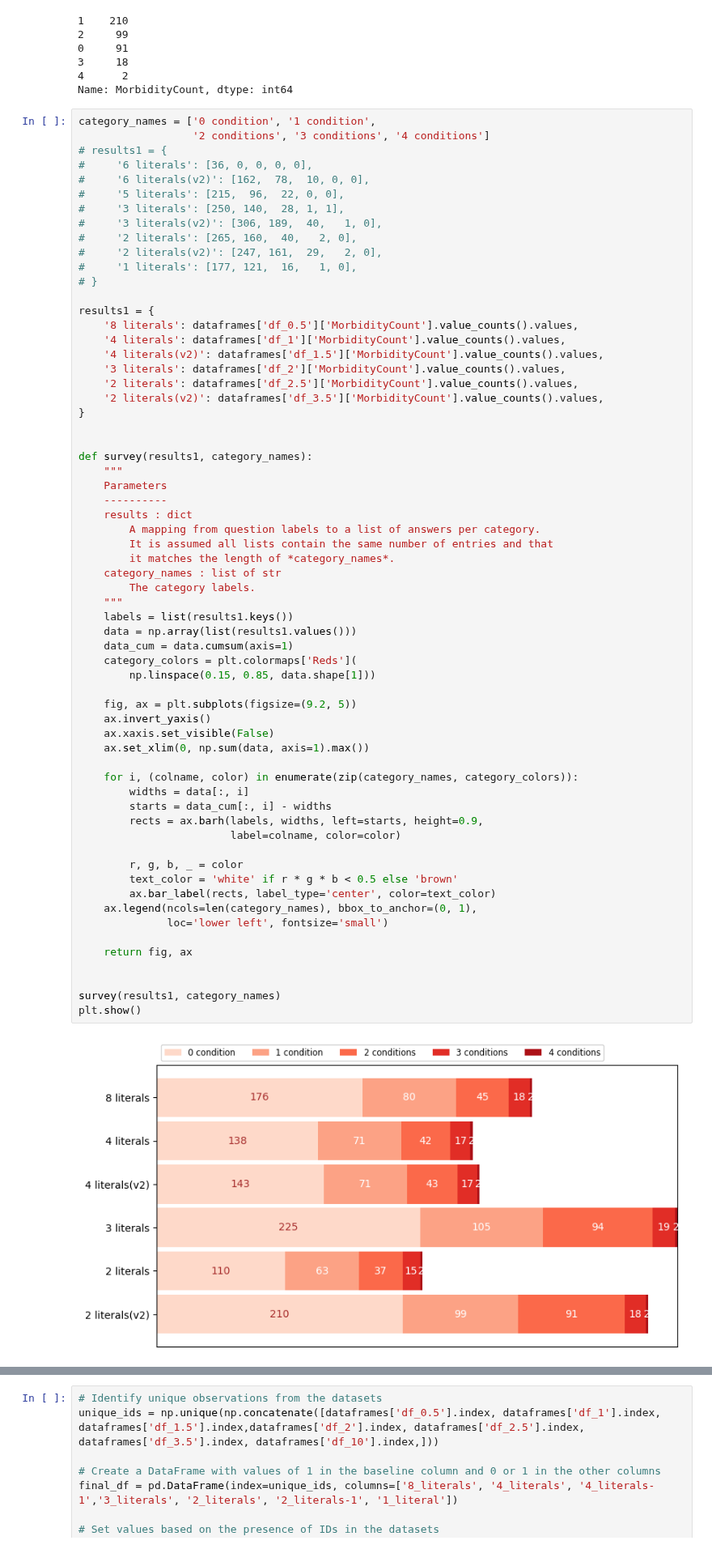
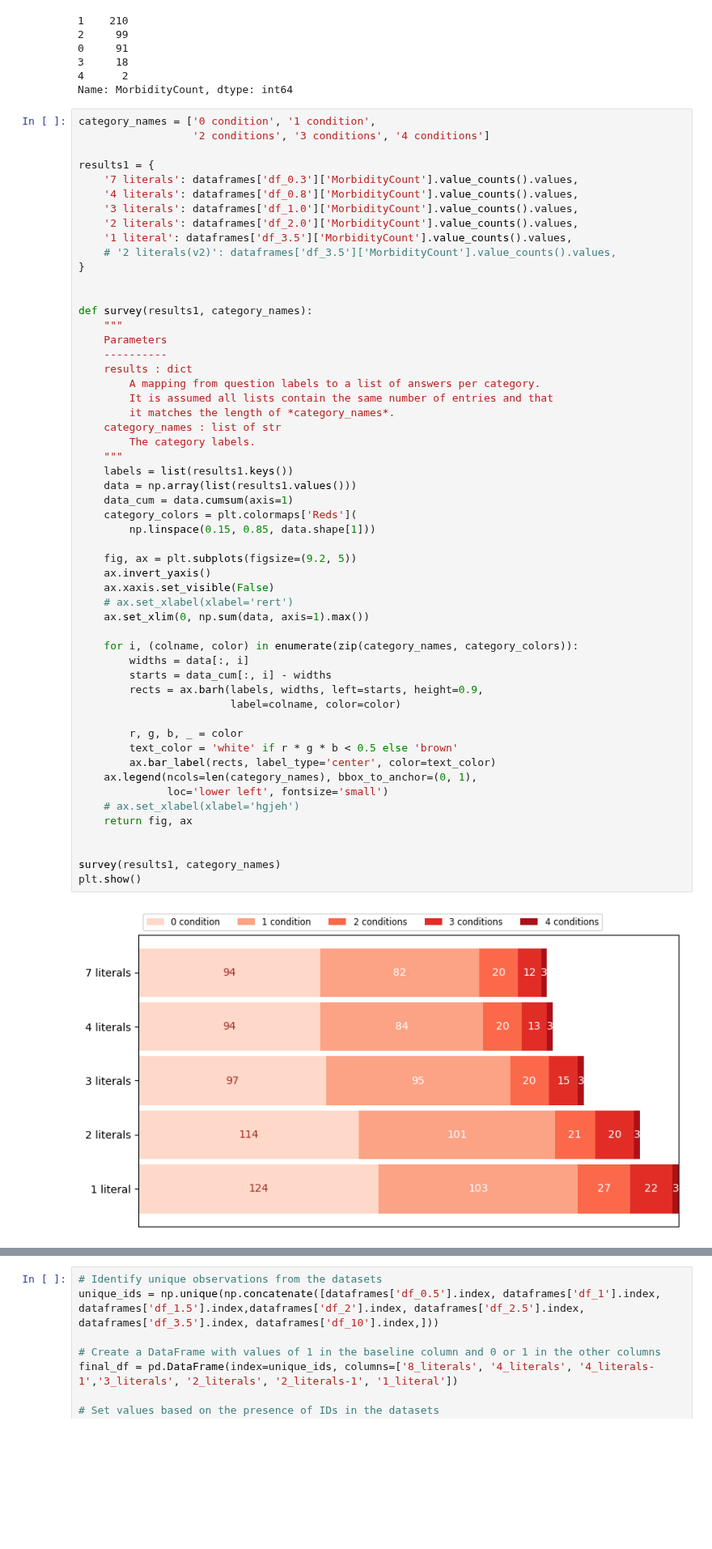
Before and after one commit to kayvinsoo7/HAALSI_work, a Jupyter notebook: mdscan-master/Poisson_scoring2.ipynb, the cells around one changed output, grey strips where cells are left out. Shown at 81% size. Cells and saved outputs as stored; diff of their text form; blank space fills up the shorter version.

```diff
--- a/mdscan-master/Poisson_scoring2.ipynb
+++ b/mdscan-master/Poisson_scoring2.ipynb
@@ -1287,24 +1320,14 @@ Name: MorbidityCount, dtype: int64
 # %%
 category_names = ['0 condition', '1 condition',
                   '2 conditions', '3 conditions', '4 conditions']
-# results1 = {
-#     '6 literals': [36, 0, 0, 0, 0],
-#     '6 literals(v2)': [162,  78,  10, 0, 0],
-#     '5 literals': [215,  96,  22, 0, 0],
-#     '3 literals': [250, 140,  28, 1, 1],
-#     '3 literals(v2)': [306, 189,  40,   1, 0],
-#     '2 literals': [265, 160,  40,   2, 0],
-#     '2 literals(v2)': [247, 161,  29,   2, 0],
-#     '1 literals': [177, 121,  16,   1, 0],
-# }
 
 results1 = {
-    '8 literals': dataframes['df_0.5']['MorbidityCount'].value_counts().values,
-    '4 literals': dataframes['df_1']['MorbidityCount'].value_counts().values,
-    '4 literals(v2)': dataframes['df_1.5']['MorbidityCount'].value_counts().values,
-    '3 literals': dataframes['df_2']['MorbidityCount'].value_counts().values,
-    '2 literals': dataframes['df_2.5']['MorbidityCount'].value_counts().values,
-    '2 literals(v2)': dataframes['df_3.5']['MorbidityCount'].value_counts().values,
+    '7 literals': dataframes['df_0.3']['MorbidityCount'].value_counts().values,
+    '4 literals': dataframes['df_0.8']['MorbidityCount'].value_counts().values,
+    '3 literals': dataframes['df_1.0']['MorbidityCount'].value_counts().values,
+    '2 literals': dataframes['df_2.0']['MorbidityCount'].value_counts().values,
+    '1 literal': dataframes['df_3.5']['MorbidityCount'].value_counts().values,
+    # '2 literals(v2)': dataframes['df_3.5']['MorbidityCount'].value_counts().values,
 }
 
 
@@ -1320,34 +1343,35 @@ def survey(results1, category_names):
         The category labels.
     """
     labels = list(results1.keys())
     data = np.array(list(results1.values()))
     data_cum = data.cumsum(axis=1)
     category_colors = plt.colormaps['Reds'](
         np.linspace(0.15, 0.85, data.shape[1]))
 
     fig, ax = plt.subplots(figsize=(9.2, 5))
     ax.invert_yaxis()
     ax.xaxis.set_visible(False)
+    # ax.set_xlabel(xlabel='rert')
     ax.set_xlim(0, np.sum(data, axis=1).max())
 
     for i, (colname, color) in enumerate(zip(category_names, category_colors)):
         widths = data[:, i]
         starts = data_cum[:, i] - widths
         rects = ax.barh(labels, widths, left=starts, height=0.9,
                         label=colname, color=color)
 
         r, g, b, _ = color
         text_color = 'white' if r * g * b < 0.5 else 'brown'
         ax.bar_label(rects, label_type='center', color=text_color)
     ax.legend(ncols=len(category_names), bbox_to_anchor=(0, 1),
               loc='lower left', fontsize='small')
-
+    # ax.set_xlabel(xlabel='hgjeh')
     return fig, ax
 
 
 survey(results1, category_names)
 plt.show()
 # %% [output]
-[figure, old version]
+[figure, new version]
 # %%
 # Identify unique observations from the datasets
```
Also changed, not shown: parts of 12 cells of this notebook, 2 other files.
